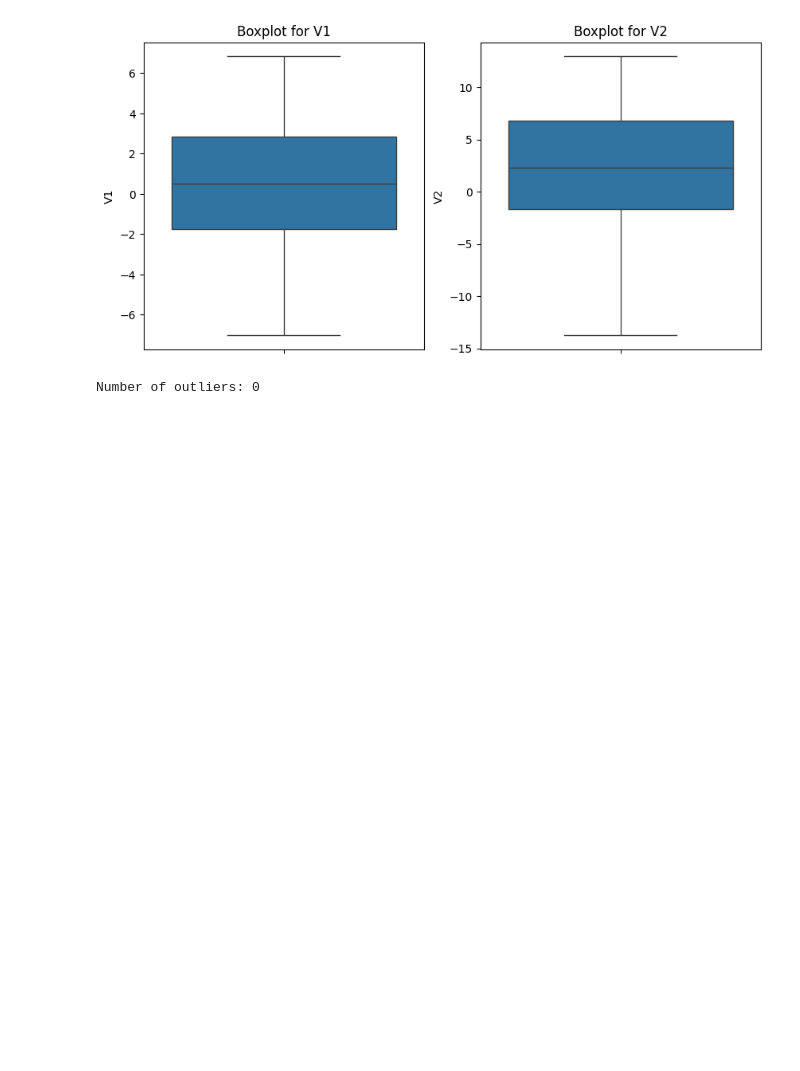
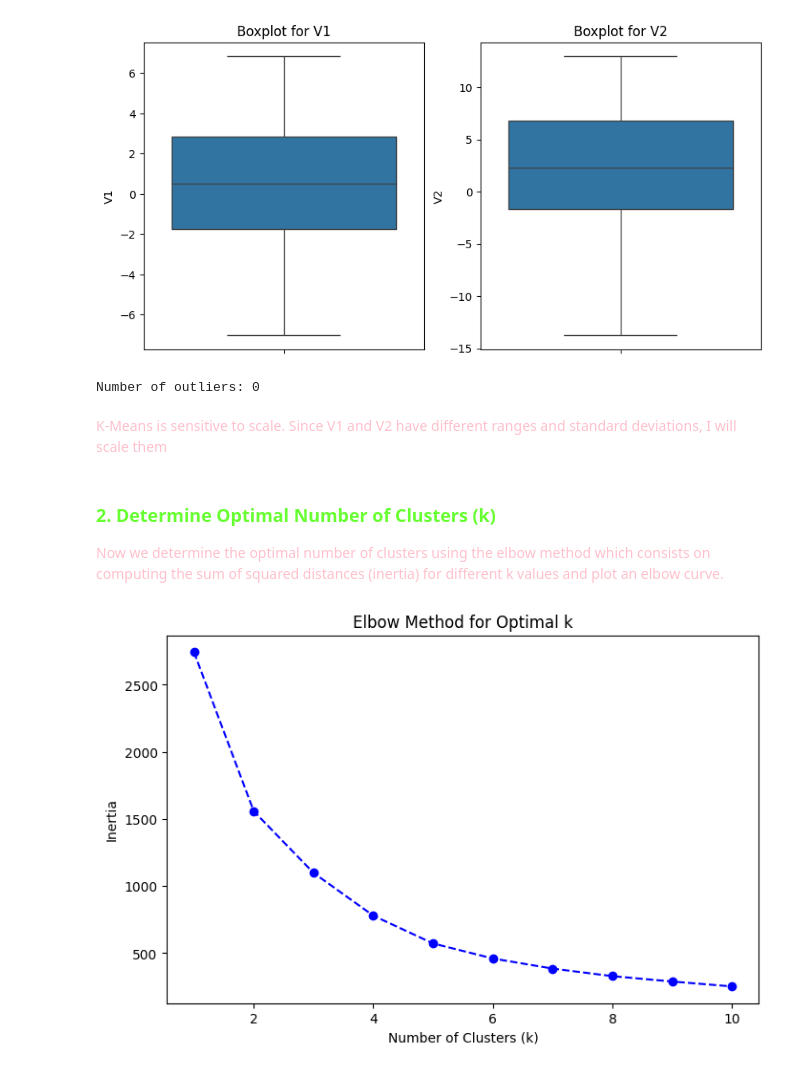
Before and after one commit to dorianDraper/KMeans-project, a Jupyter notebook: UofLondon_Projects/Final_Project.ipynb, the cells around one changed output. Saved outputs shown, nothing was run; the diff lists cells and outputs as text; code cells hidden in the pictures; blank space fills up the shorter version.

```diff
--- a/UofLondon_Projects/Final_Project.ipynb
+++ b/UofLondon_Projects/Final_Project.ipynb
@@ -114,3 +113,29 @@ outliers = (z_scores > 3).any(axis=1)
 print(f'Number of outliers: {outliers.sum()}')
 # %% [output]
 Number of outliers: 0
+# %% [markdown]
+<p style="color: pink">K-Means is sensitive to scale. Since V1 and V2 have different ranges and standard deviations, I will scale them</p>
+# %%
+features = ['V1', 'V2']
+X = df[features]
+scaler = StandardScaler()
+X_scaled = scaler.fit_transform(X)
+# %% [markdown]
+<h3 id="step1" style="font-family: Comic Sans MS; color: #68FF33">2. Determine Optimal Number of Clusters (k)</h3>
+<p style="color: pink">Now we determine the optimal number of clusters using the elbow method which consists on computing the sum of squared distances (inertia) for different k values and plot an elbow curve.</p>
+# %%
+inertia = []
+k_values = range(1, 11)
+for k in k_values:
+    kmeans = KMeans(n_clusters=k, random_state=42, n_init=10)
+    kmeans.fit(X_scaled)
+    inertia.append(kmeans.inertia_)
+
+plt.figure(figsize=(8, 5))
+plt.plot(k_values, inertia, marker='o', color='blue', linestyle='--')
+plt.xlabel('Number of Clusters (k)')
+plt.ylabel('Inertia')
+plt.title('Elbow Method for Optimal k')
+plt.show()
+# %% [output]
+[figure, added]
```
Also changed, not shown: parts of 10 cells of this notebook.
